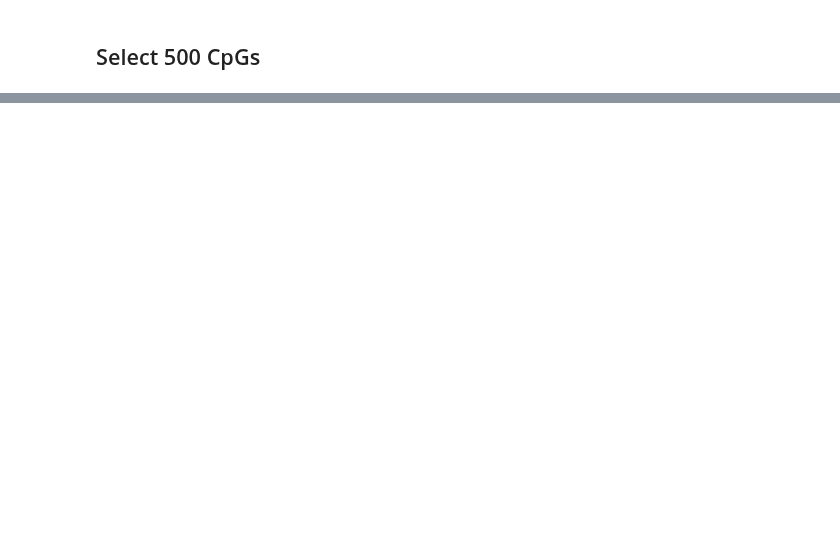
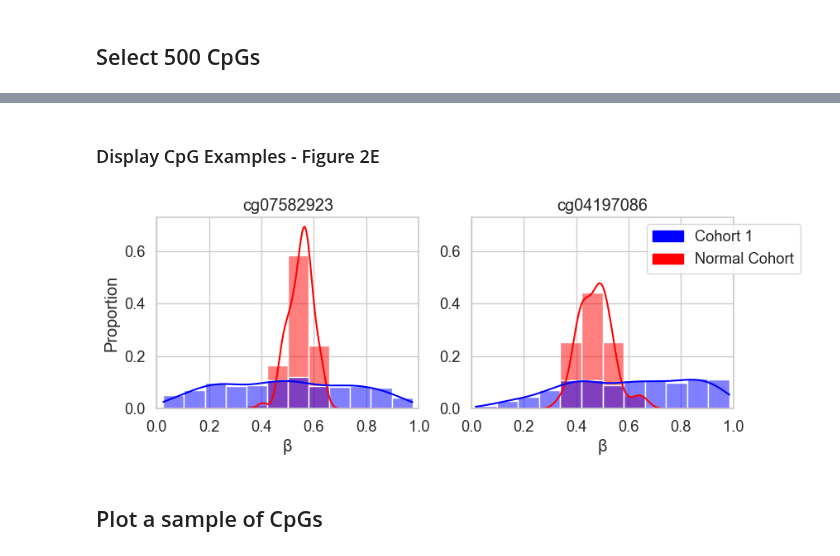
Before and after one commit to danmonyak/EpiClockInvasiveBRCA, a Jupyter notebook: Select_fCpGs/Select_fCpGs.ipynb, the cells around one changed output, grey strips where cells are left out. Cells and saved outputs as stored; diff of their text form; code cells hidden in the pictures; blank space fills up the shorter version.

```diff
--- a/Select_fCpGs/Select_fCpGs.ipynb
+++ b/Select_fCpGs/Select_fCpGs.ipynb
@@ -119,0 +215,42 @@ NameError: name 'image_outdir' is not defined
+# %% [markdown]
+### Display CpG Examples - Figure 2E
+# %%
+fig, axes = plt.subplots(1, 2, figsize=(9, 3))
+
+CpG_randSamp = np.random.choice(balanced_CpGs_final_set, 2, replace=False)
+color_dict = {'Cohort 1':'blue', 'Normal Cohort':'red'}
+patches = [mpatches.Patch(color=color_dict[cohort], label=cohort) for cohort in color_dict.keys()]
+
+plots_x, plots_y = axes[1].get_position().get_points()[1]
+fig.legend(handles=patches,
+           # title='',
+           loc='upper right',
+           bbox_to_anchor=(plots_x + .1, plots_y + .005)
+           # bbox_to_anchor=(plots_x - .27, plots_y + .3)
+          )
+
+ymax_max = 0
+for i, CpG in enumerate(CpG_randSamp):
+    ax = axes[i]
+
+    plot_data = pd.concat([
+        pd.DataFrame({'beta':data['tumor']['beta_values_PURE'].loc[CpG], 'Cohort':'Cohort 1'}),
+        pd.DataFrame({'beta':data['normal']['beta_values_PURE'].loc[CpG], 'Cohort':'Normal Cohort'})
+    ], axis=0)
+    sns.histplot(ax=ax, data=plot_data, x='beta', hue='Cohort', kde=True, common_norm=False, stat='proportion', palette = color_dict, legend=False)
+    ax.set_title(CpG)
+    ax.set_xlabel('β')
+
+    ymax_max = max(ymax_max, ax.get_ylim()[1])
+
+axes[0].set_ylim(0, ymax_max)
+axes[1].set_ylim(0, ymax_max)
+
+axes[0].set_xlim(0, 1)
+axes[1].set_xlim(0, 1)
+
+axes[1].set_ylabel('')
+
+fig.savefig(os.path.join(figure_outdir, 'Figure_2_E.pdf'), format='pdf', pad_inches=0.1)
+# %% [output]
+[figure, added]
@@ -119,0 +263,2 @@ NameError: name 'image_outdir' is not defined
+# %% [markdown]
+## Plot a sample of CpGs
```
Also changed, not shown: parts of 24 cells of this notebook, 7 other files.
